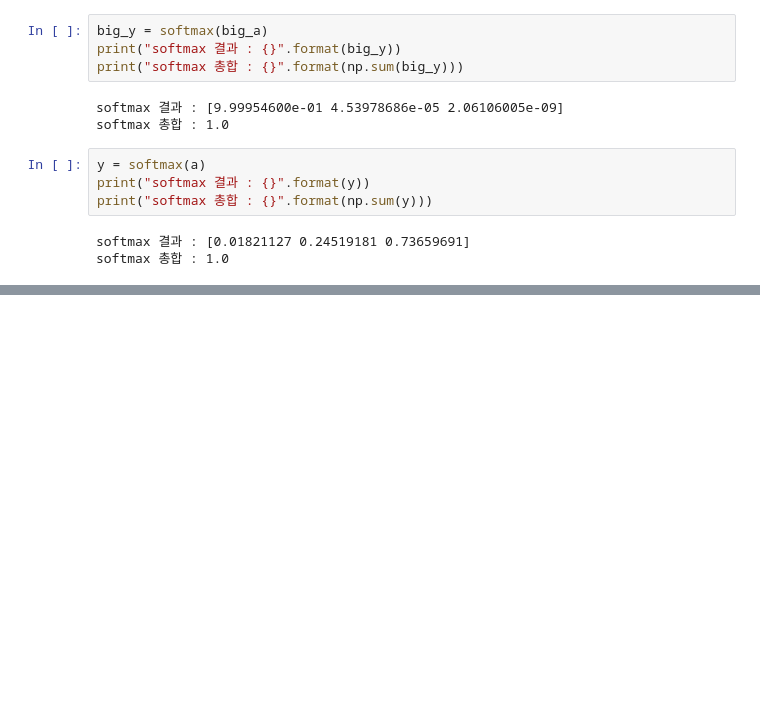
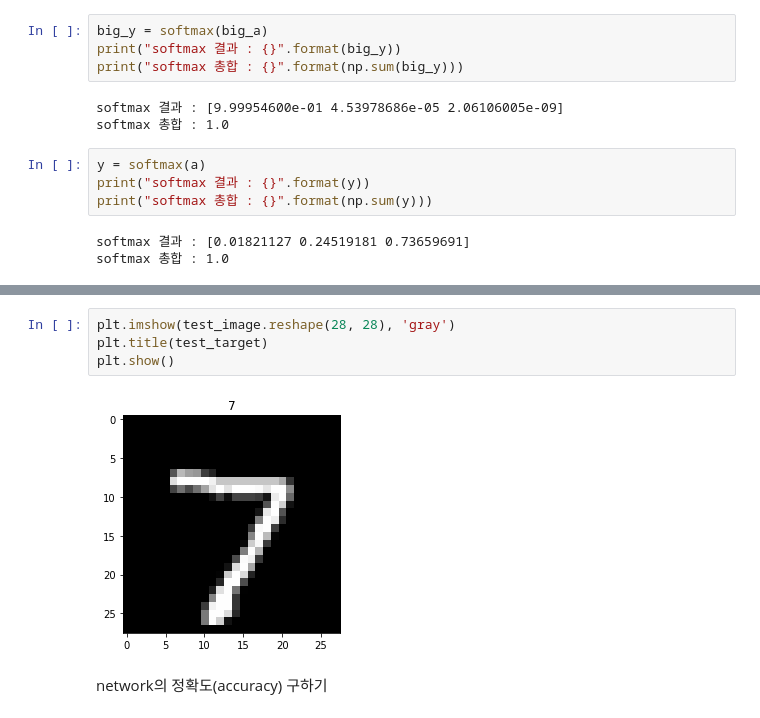
Before and after one commit to wjh818/Data_hwj, a Jupyter notebook: Deep_Learning/5_출력층_설계.ipynb, the cells around one changed output, grey strips where cells are left out. Drawn from its saved outputs; the diff is of its cells as text; blank space fills up the shorter version.

```diff
--- a/Deep_Learning/5_출력층_설계.ipynb
+++ b/Deep_Learning/5_출력층_설계.ipynb
@@ -102,0 +270,8 @@ softmax 총합 : 1.0
+# %%
+plt.imshow(test_image.reshape(28, 28), 'gray')
+plt.title(test_target)
+plt.show()
+# %% [output]
+[figure, added]
+# %% [markdown]
+network의 정확도(accuracy) 구하기
```
Also changed, not shown: parts of 28 cells of this notebook.
